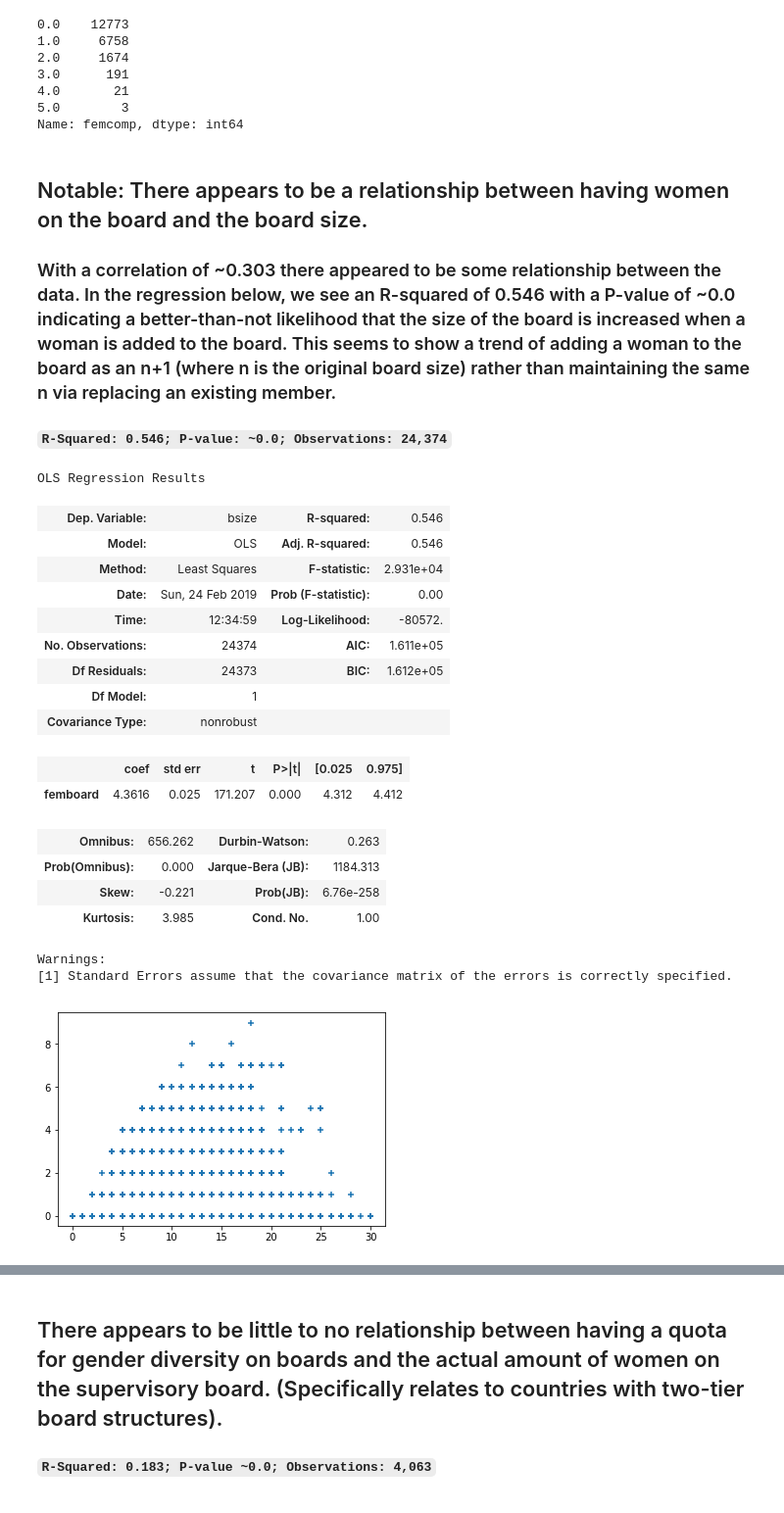
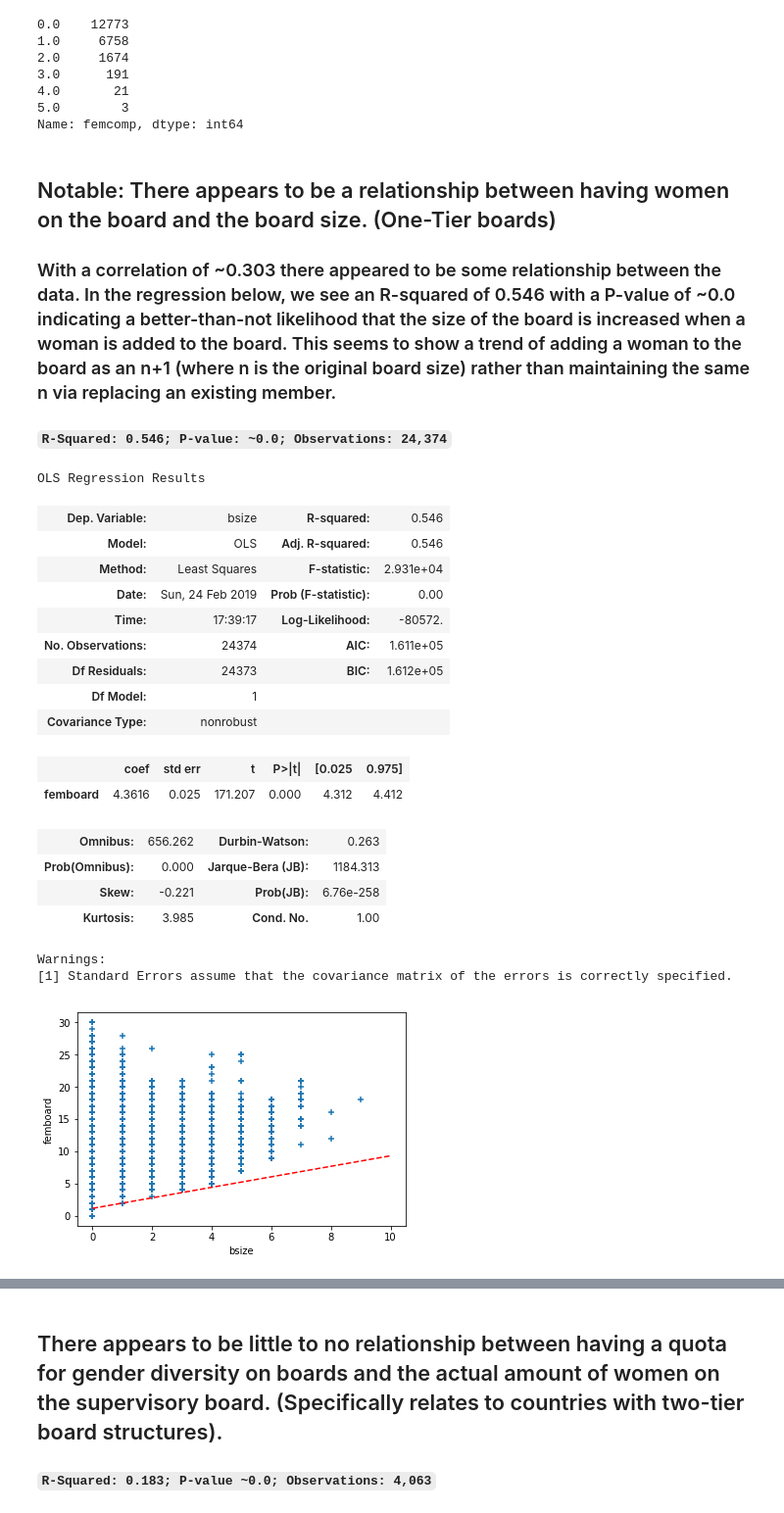
Before and after one commit to etokrug/GroupProject, a Jupyter notebook: GroupProject.ipynb, the cells around one changed output, grey strips where cells are left out. Shown at 98% size. Saved outputs shown, nothing was run; the diff lists cells and outputs as text; code cells hidden in the pictures.

```diff
--- a/GroupProject.ipynb
+++ b/GroupProject.ipynb
@@ -19,6 +19,7 @@ print('Matplotlib version: ' + matplotlib.__version__)
 print('Interpreter path: ' + sys.executable)
 print('Statsmodel version: ' + statsmodels.__version__)
 pd.set_option('display.max_columns', 500)
+pd.set_option('display.max_rows', 1000)
 pd.set_option('display.max_colwidth', 1000)
 # %% [output]
 Python version: 3.6.5 |Anaconda, Inc.| (default, Mar 29 2018, 13:32:41) [MSC v.1900 64 bit (AMD64)]
@@ -253,7 +255,7 @@ df_femcomp['femcomp'].value_counts()
 5.0        3
 Name: femcomp, dtype: int64
 # %% [markdown]
-## Notable: There appears to be a relationship between having women on the board and the board size.
+## Notable: There appears to be a relationship between having women on the board and the board size. (One-Tier boards)
 
 ### With a correlation of ~0.303 there appeared to be some relationship between the data. In the regression below, we see an R-squared of 0.546 with a P-value of ~0.0 indicating a better-than-not likelihood that the size of the board is increased when a woman is added to the board. This seems to show a trend of adding a woman to the board as an n+1 (where n is the original board size) rather than maintaining the same n via replacing an existing member.
 
@@ -263,35 +265,38 @@ df_board_w_fem = df_main[['bsize', 'femboard']].copy()
 df_board_w_fem['bsize'] = df_board_w_fem['bsize'].apply(to_integer)
 df_board_w_fem['femboard'] = df_board_w_fem['femboard'].apply(to_integer)
 
 df_board_w_fem = df_board_w_fem.dropna()
 
-plt.scatter(df_board_w_fem['bsize'], df_board_w_fem['femboard'], marker="+")
-
+plt.scatter(df_board_w_fem['femboard'], df_board_w_fem['bsize'], marker="+")
+plt.plot([0, 10], [np.mean(df_board_w_fem['femboard']),
+                  np.mean(df_board_w_fem['bsize'])], 'r--')
+plt.ylabel("femboard")
+plt.xlabel("bsize")
 
 x = df_board_w_fem['femboard']
 y = df_board_w_fem['bsize']
 
 model = sm.OLS(y, x).fit()
 
 model.summary()
 # %% [output]
 OLS Regression Results
 | Dep. Variable: | bsize | R-squared: | 0.546 |
 | Model: | OLS | Adj. R-squared: | 0.546 |
 | Method: | Least Squares | F-statistic: | 2.931e+04 |
 | Date: | Sun, 24 Feb 2019 | Prob (F-statistic): | 0.00 |
-| Time: | 12:34:59 | Log-Likelihood: | -80572. |
+| Time: | 17:39:17 | Log-Likelihood: | -80572. |
 | No. Observations: | 24374 | AIC: | 1.611e+05 |
 | Df Residuals: | 24373 | BIC: | 1.612e+05 |
 | Df Model: | 1 |  |  |
 | Covariance Type: | nonrobust |  |  |
 |  | coef | std err | t | P>|t| | [0.025 | 0.975] |
 | femboard | 4.3616 | 0.025 | 171.207 | 0.000 | 4.312 | 4.412 |
 | Omnibus: | 656.262 | Durbin-Watson: | 0.263 |
 | Prob(Omnibus): | 0.000 | Jarque-Bera (JB): | 1184.313 |
 | Skew: | -0.221 | Prob(JB): | 6.76e-258 |
 | Kurtosis: | 3.985 | Cond. No. | 1.00 |
 Warnings:
 [1] Standard Errors assume that the covariance matrix of the errors is correctly specified.
-[figure, old version]
+[figure, new version]
 # %% [markdown]
```
Also changed, not shown: parts of 23 cells of this notebook, 1 other file.
